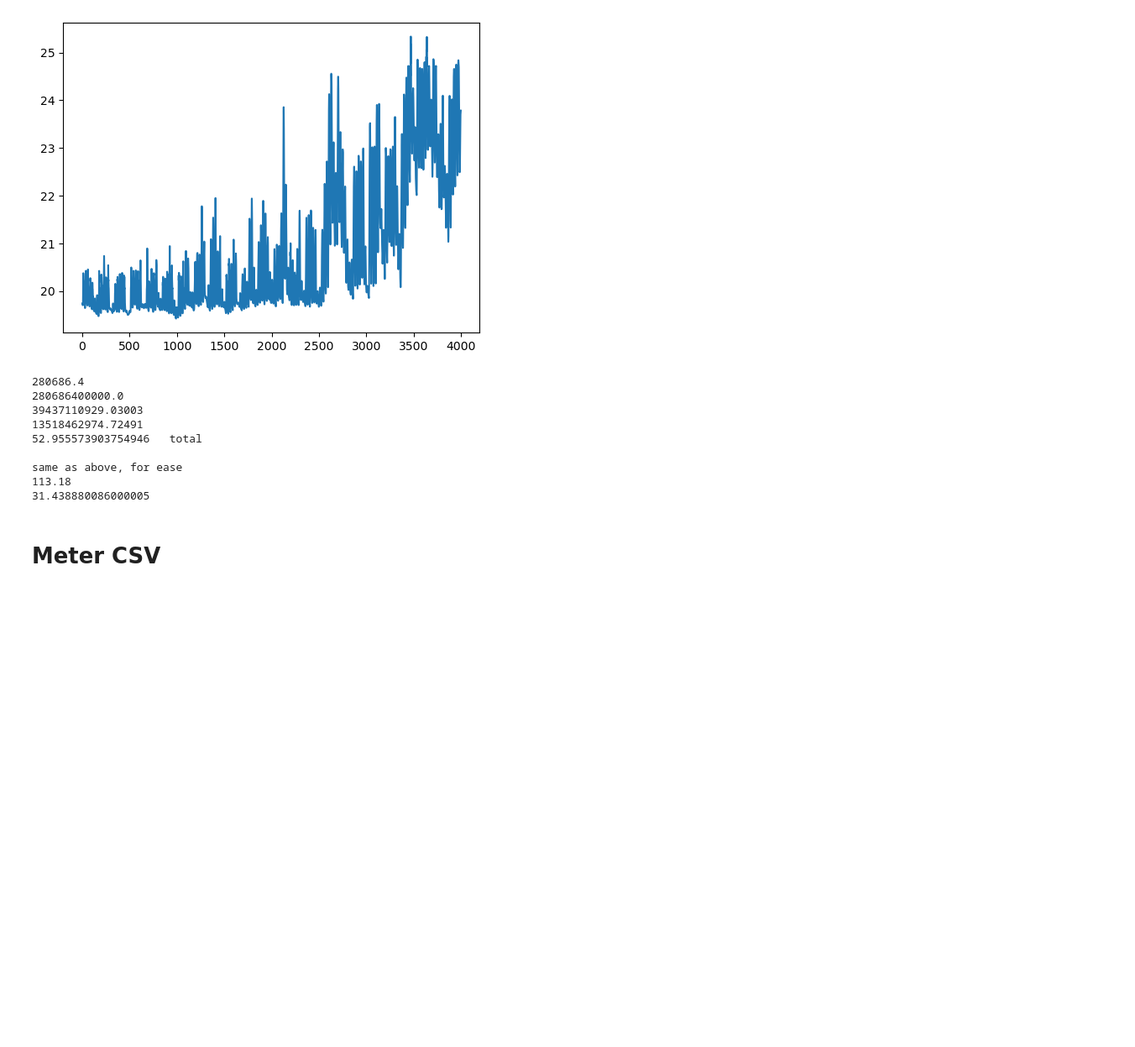
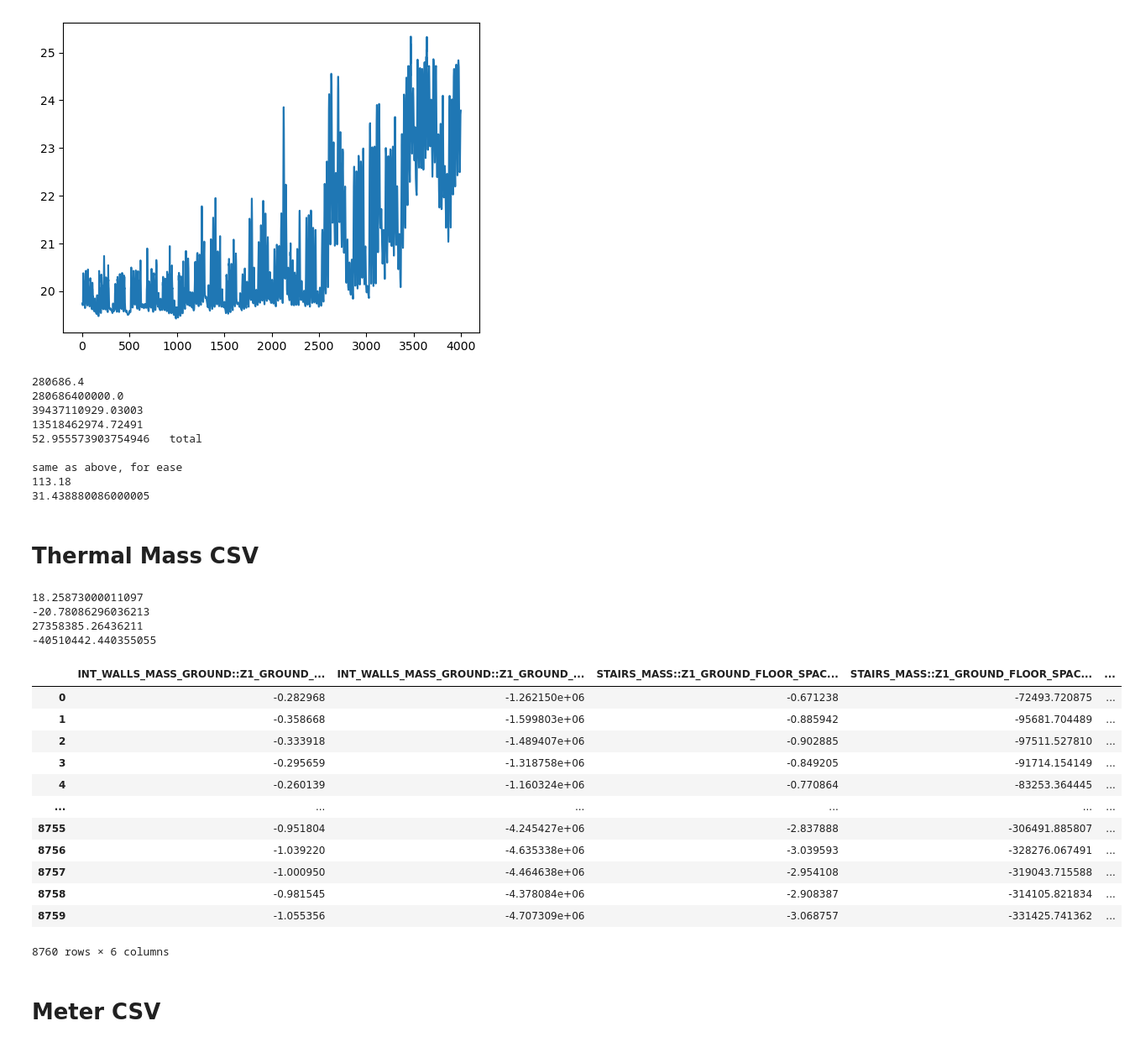
Before and after one commit to Lundkjaer/ClimAIte, a Jupyter notebook: EMS_work/post_processing.ipynb, the cells around one changed output. Shown at 84% size. Drawn from its saved outputs; the diff is of its cells as text; code cells hidden in the pictures; blank space fills up the shorter version.

```diff
--- a/EMS_work/post_processing.ipynb
+++ b/EMS_work/post_processing.ipynb
@@ -181,6 +181,40 @@ print(EUI_kWh_m2)
 same as above, for ease
 113.18
 31.438880086000005
+# %% [markdown]
+# Thermal Mass CSV
+# %%
+masscsv = pd.read_csv(r"W:\Insync\GDrive\Main\TU Delft\Thesis\DRL runs 03\Building-InsuBASE-MassBASE\RL24hAllRNN\out\eplusout.csv")
+# also check high mass building
+# %%
+print( max((masscsv[[x for x in masscsv.columns if 'Storage Rate' in x and 'MASS' in x]].max())) )
+print( min((masscsv[[x for x in masscsv.columns if 'Storage Rate' in x and 'MASS' in x]].min())) )
+
+print( max((masscsv[[x for x in masscsv.columns if 'Storage Energy' in x and 'MASS' in x]].max())) )
+print( min((masscsv[[x for x in masscsv.columns if 'Storage Energy' in x and 'MASS' in x]].min())) )
+# Output:Variable,*,Surface Heat Storage Rate per Area,hourly; !- Zone Average [W/m2]
+# Output:Variable,*,Surface Heat Storage Energy,hourly; !- Zone Sum [J]
+# %% [output]
+18.25873000011097
+-20.78086296036213
+27358385.26436211
+-40510442.440355055
+# %%
+masscsv[[x for x in masscsv.columns if 'Storage' in x and 'Z' in x]]
+# %% [output]
+|  | INT_WALLS_MASS_GROUND::Z1_GROUND_... | INT_WALLS_MASS_GROUND::Z1_GROUND_... | STAIRS_MASS::Z1_GROUND_FLOOR_SPAC... | STAIRS_MASS::Z1_GROUND_FLOOR_SPAC... | ... |
+| 0 | -0.282968 | -1.262150e+06 | -0.671238 | -72493.720875 | ... |
+| 1 | -0.358668 | -1.599803e+06 | -0.885942 | -95681.704489 | ... |
+| 2 | -0.333918 | -1.489407e+06 | -0.902885 | -97511.527810 | ... |
+| 3 | -0.295659 | -1.318758e+06 | -0.849205 | -91714.154149 | ... |
+| 4 | -0.260139 | -1.160324e+06 | -0.770864 | -83253.364445 | ... |
+| ... | ... | ... | ... | ... | ... |
+| 8755 | -0.951804 | -4.245427e+06 | -2.837888 | -306491.885807 | ... |
+| 8756 | -1.039220 | -4.635338e+06 | -3.039593 | -328276.067491 | ... |
+| 8757 | -1.000950 | -4.464638e+06 | -2.954108 | -319043.715588 | ... |
+| 8758 | -0.981545 | -4.378084e+06 | -2.908387 | -314105.821834 | ... |
+| 8759 | -1.055356 | -4.707309e+06 | -3.068757 | -331425.741362 | ... |
+8760 rows × 6 columns
 # %% [markdown]
 # Meter CSV
 # %%
```
Also changed, not shown: parts of 9 cells of this notebook, 1 other file.
